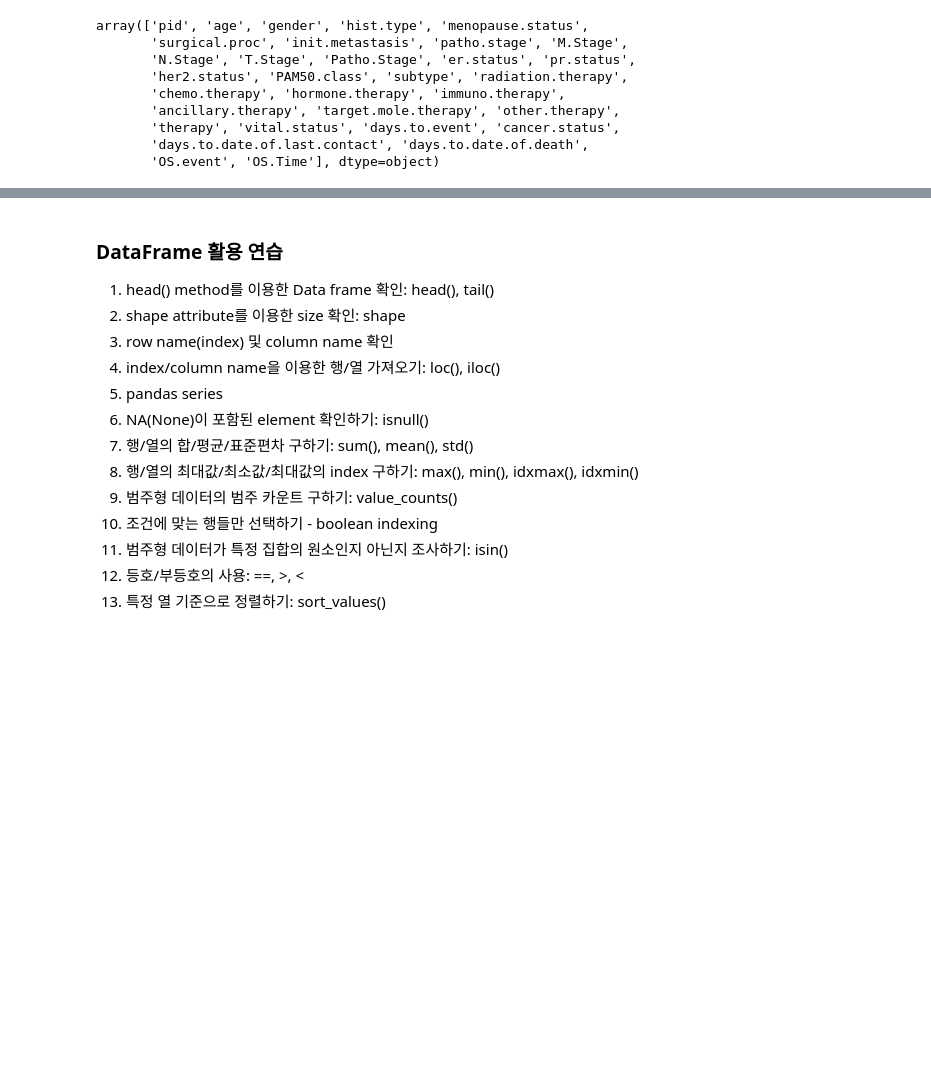
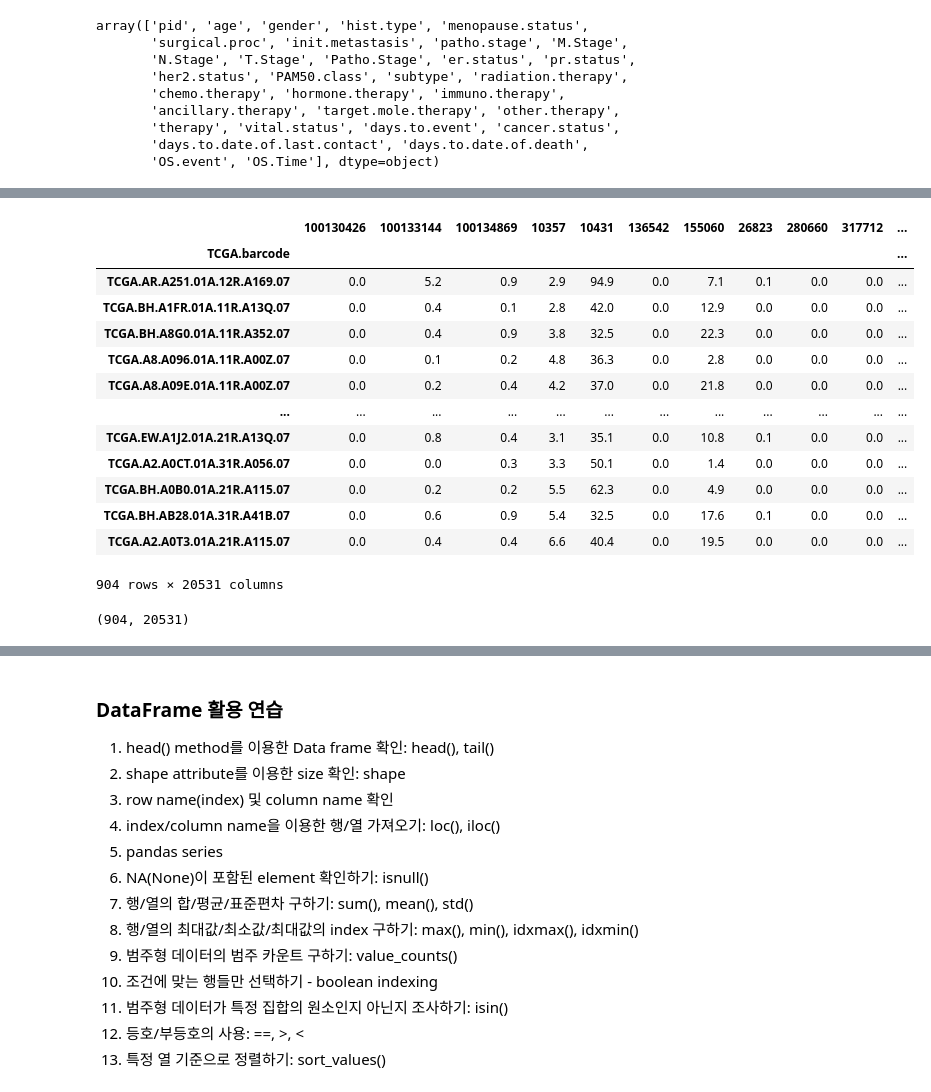
Before and after one commit to hyunhee1123/health-checkup-analysis, a Jupyter notebook: Notebooks/bio_bigdata_workshop_1A_python_pandas_visualization_practice.ipynb, the cells around one changed output, grey strips where cells are left out. Cells and saved outputs as stored; diff of their text form; code cells hidden in the pictures; blank space fills up the shorter version.

```diff
--- a/Notebooks/bio_bigdata_workshop_1A_python_pandas_visualization_practice.ipynb
+++ b/Notebooks/bio_bigdata_workshop_1A_python_pandas_visualization_practice.ipynb
@@ -331,2 +340,25 @@ array(['pid', 'age', 'gender', 'hist.type', 'menopause.status',
+# %%
+b = df_gep['ESR1'] >=10
+df_gep.loc[b]
+# %% [output]
+|  | 100130426 | 100133144 | 100134869 | 10357 | 10431 | 136542 | 155060 | 26823 | 280660 | 317712 | ... |
+| TCGA.barcode |  |  |  |  |  |  |  |  |  |  | ... |
+| TCGA.AR.A251.01A.12R.A169.07 | 0.0 | 5.2 | 0.9 | 2.9 | 94.9 | 0.0 | 7.1 | 0.1 | 0.0 | 0.0 | ... |
+| TCGA.BH.A1FR.01A.11R.A13Q.07 | 0.0 | 0.4 | 0.1 | 2.8 | 42.0 | 0.0 | 12.9 | 0.0 | 0.0 | 0.0 | ... |
+| TCGA.BH.A8G0.01A.11R.A352.07 | 0.0 | 0.4 | 0.9 | 3.8 | 32.5 | 0.0 | 22.3 | 0.0 | 0.0 | 0.0 | ... |
+| TCGA.A8.A096.01A.11R.A00Z.07 | 0.0 | 0.1 | 0.2 | 4.8 | 36.3 | 0.0 | 2.8 | 0.0 | 0.0 | 0.0 | ... |
+| TCGA.A8.A09E.01A.11R.A00Z.07 | 0.0 | 0.2 | 0.4 | 4.2 | 37.0 | 0.0 | 21.8 | 0.0 | 0.0 | 0.0 | ... |
+| ... | ... | ... | ... | ... | ... | ... | ... | ... | ... | ... | ... |
+| TCGA.EW.A1J2.01A.21R.A13Q.07 | 0.0 | 0.8 | 0.4 | 3.1 | 35.1 | 0.0 | 10.8 | 0.1 | 0.0 | 0.0 | ... |
+| TCGA.A2.A0CT.01A.31R.A056.07 | 0.0 | 0.0 | 0.3 | 3.3 | 50.1 | 0.0 | 1.4 | 0.0 | 0.0 | 0.0 | ... |
+| TCGA.BH.A0B0.01A.21R.A115.07 | 0.0 | 0.2 | 0.2 | 5.5 | 62.3 | 0.0 | 4.9 | 0.0 | 0.0 | 0.0 | ... |
+| TCGA.BH.AB28.01A.31R.A41B.07 | 0.0 | 0.6 | 0.9 | 5.4 | 32.5 | 0.0 | 17.6 | 0.1 | 0.0 | 0.0 | ... |
+| TCGA.A2.A0T3.01A.21R.A115.07 | 0.0 | 0.4 | 0.4 | 6.6 | 40.4 | 0.0 | 19.5 | 0.0 | 0.0 | 0.0 | ... |
+904 rows × 20531 columns
+# %%
+b = df_gep['ESR1'] >=10
+df_gep.loc[b].shape
+# %% [output]
+(904, 20531)
 # %%
 df_gep.shape, df_clinical.shape
```
Also changed, not shown: parts of 12 cells of this notebook.
